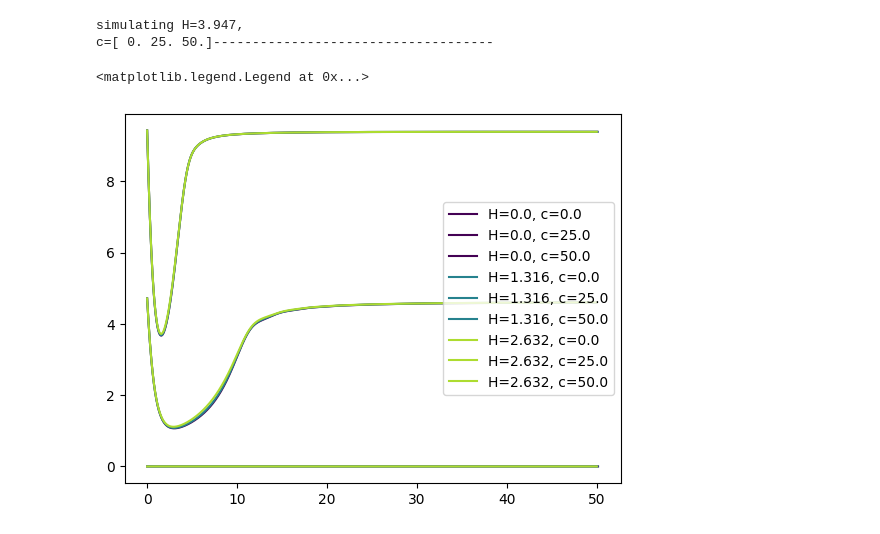
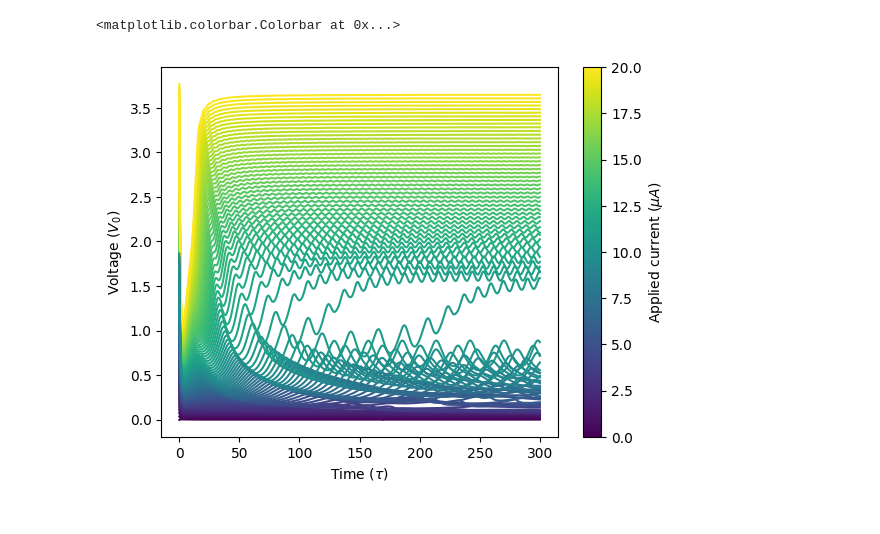
Before and after one commit to nick0413/TDGL_simulation, a Jupyter notebook: H_run.ipynb, the cells around one changed output. Drawn from its saved outputs; the diff is of its cells as text; code cells hidden in the pictures.

```diff
--- a/H_run.ipynb
+++ b/H_run.ipynb
@@ -15,16 +14,15 @@ xi=0.1
 size=1.0
 
 min_c=0
-max_c=50
-num_c=3
-H_field_range=np.round(np.linspace(0,25,20),3)
+max_c=20
+num_c=100
+H_field_range=np.round(np.linspace(0,25,10),3)
 current_range=np.round(np.linspace(min_c,max_c,num_c), 3)
 device=rs.define_4_terminal_mesh(size,size,xi=xi, probes=[((-size*(0.4),0),
 					   				(size*(0.4),0),)],
 									terminal_width=size/30,
 									terminal_height=size/10
 									)
-z=np.zeros((10,10))
 # %%
 folder_path = 'H_fields_4'
 files = rs.get_all_files(folder_path)
@@ -114,7 +101,7 @@ for H in simulations_to_be_computed:
 		solutions,currents=rs.current_series(device,
 						current_range=currents,
 						H_field=H,
-						solve_time=50
+						solve_time=300
 						)
 		jj=0
 		for solution in solutions:
@@ -124,9 +111,6 @@ for H in simulations_to_be_computed:
 
 			np.save(f'{folder_path}/voltages_{H}_{currents[jj]}_.npy',np.array((time,voltage)))
 			jj+=1
-# %% [output]
-simulating H=3.947,
-c=[ 0. 25. 50.]------------------------------------
 # %%
 
 
@@ -135,21 +119,31 @@ folder_path = 'H_fields_4'
 files = rs.get_all_files(folder_path)
 
 data_list=[]
-
+max_H=0
 for file in files:
 	H_field, current = rs.extract_numbers(file)
 	array=np.load(file)
 	data=[H_field,current,array]
+	if H_field>max_H:
+		max_H=H_field
 	data_list.append(data)
-# %%
-for H in H_field_range:
-	for data in data_list:
-		if data[0]==H:
-			plt.plot(data[2][0],data[2][1],label=f'H={data[0]}, c={data[1]}',c=cm.viridis(data[0]/3))
-		# plt.plot(data[2][0],data[2][1],label=f'H={data[0]}, c={data[1]}')
-
-plt.legend()
-# plt.plot(data[2][0],data[2][1])
-# %% [output]
-<matplotlib.legend.Legend at 0x...>
-[figure, removed]
+# %%
+# for H in H_field_range:
+voltages=[]
+currents=[]
+
+
+fig,ax=plt.subplots()
+
+for data in data_list:
+	if data[0]==H_field_range[3]:
+		ax.plot(data[2][0],data[2][1],label=f'H={data[0]}, c={data[1]}',c=cm.viridis(data[1]/np.max(current_range)))
+
+ax.set_xlabel('Time ($\\tau$)')
+ax.set_ylabel('Voltage ($V_0$)')
+sm = plt.cm.ScalarMappable(cmap=cm.viridis, norm=plt.Normalize(vmin=min(current_range), vmax=max(current_range)))
+sm.set_array([])
+fig.colorbar(sm, ax=ax, label='Applied current ($\mu A$)')
+# %% [output]
+<matplotlib.colorbar.Colorbar at 0x...>
+[figure, added]
```
Also changed, not shown: parts of 6 cells of this notebook, 1 other file.
